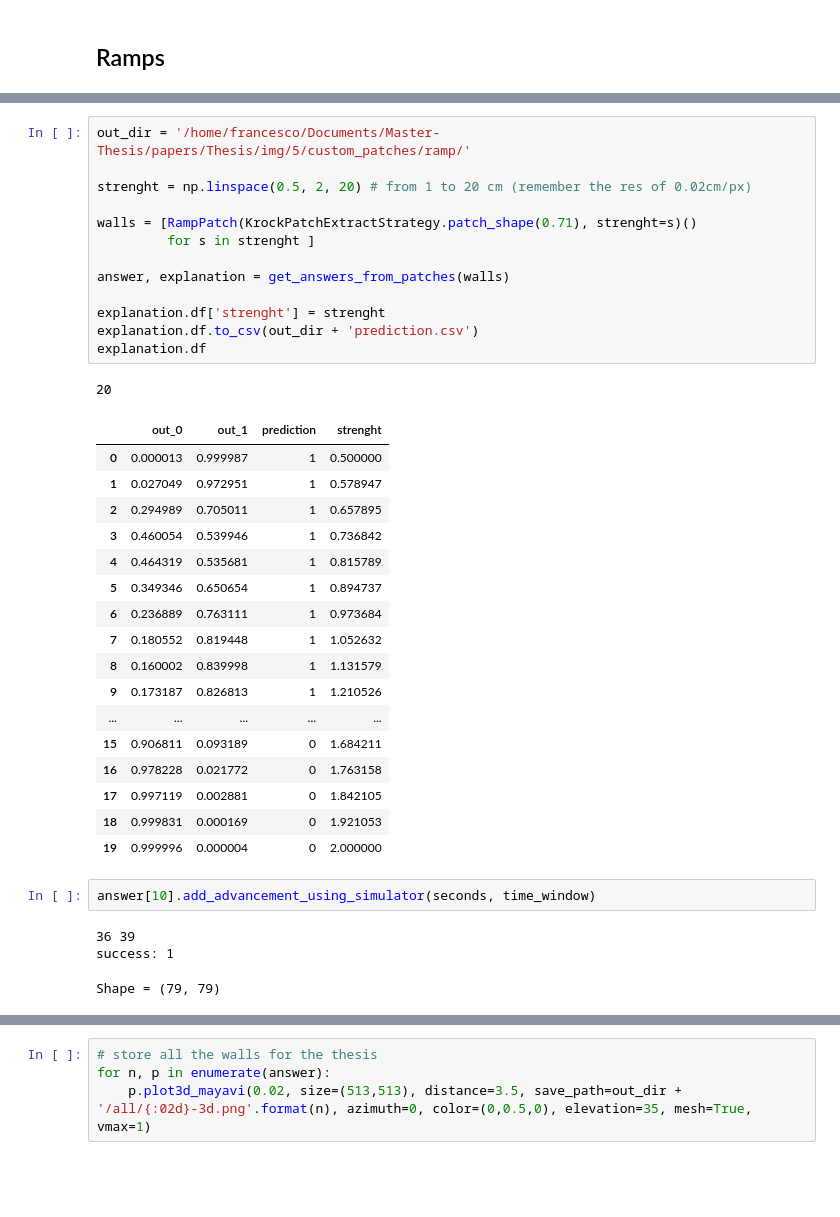
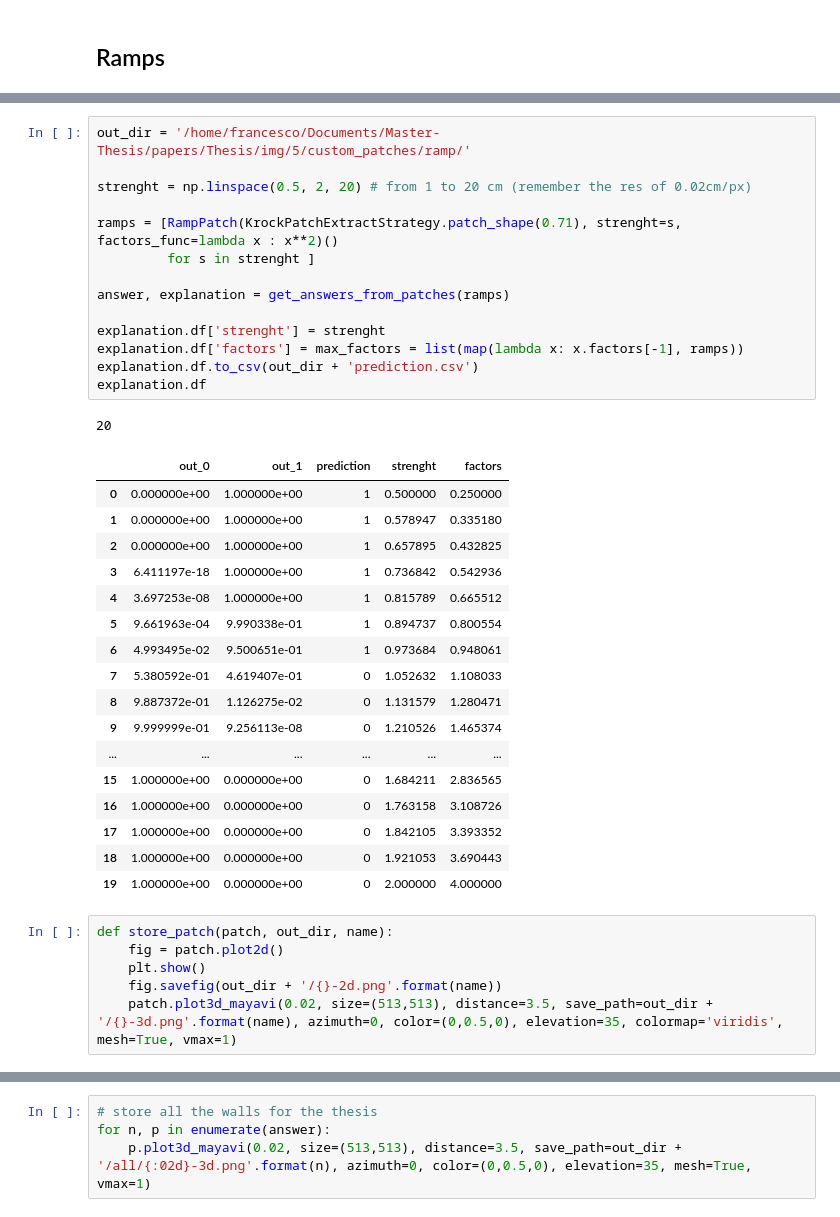
Before and after one commit to FrancescoSaverioZuppichini/Master-Thesis, a Jupyter notebook: core/interpretability-dataset.ipynb, the cells around one changed output, grey strips where cells are left out. Saved outputs shown, nothing was run; the diff lists cells and outputs as text; blank space fills up the shorter version.

Commit message:
chapter 5:
ramps

```diff
--- a/core/interpretability-dataset.ipynb
+++ b/core/interpretability-dataset.ipynb
@@ -421,38 +455,39 @@ answer[23].plot2d().savefig(out_dir + '/wall-1-2d.png')
 # %%
 out_dir = '/home/francesco/Documents/Master-Thesis/papers/Thesis/img/5/custom_patches/ramp/'
 
 strenght = np.linspace(0.5, 2, 20) # from 1 to 20 cm (remember the res of 0.02cm/px)
 
-walls = [RampPatch(KrockPatchExtractStrategy.patch_shape(0.71), strenght=s)()
+ramps = [RampPatch(KrockPatchExtractStrategy.patch_shape(0.71), strenght=s, factors_func=lambda x : x**2)()
          for s in strenght ]
 
-answer, explanation = get_answers_from_patches(walls)
+answer, explanation = get_answers_from_patches(ramps)
 
 explanation.df['strenght'] = strenght
+explanation.df['factors'] = max_factors = list(map(lambda x: x.factors[-1], ramps))
 explanation.df.to_csv(out_dir + 'prediction.csv')
 explanation.df
 # %% [output]
 20
-|  | out_0 | out_1 | prediction | strenght |
-| 0 | 0.000013 | 0.999987 | 1 | 0.500000 |
-| 1 | 0.027049 | 0.972951 | 1 | 0.578947 |
-| 2 | 0.294989 | 0.705011 | 1 | 0.657895 |
-| 3 | 0.460054 | 0.539946 | 1 | 0.736842 |
-| 4 | 0.464319 | 0.535681 | 1 | 0.815789 |
-| 5 | 0.349346 | 0.650654 | 1 | 0.894737 |
-| 6 | 0.236889 | 0.763111 | 1 | 0.973684 |
-| 7 | 0.180552 | 0.819448 | 1 | 1.052632 |
-| 8 | 0.160002 | 0.839998 | 1 | 1.131579 |
-| 9 | 0.173187 | 0.826813 | 1 | 1.210526 |
-| ... | ... | ... | ... | ... |
-| 15 | 0.906811 | 0.093189 | 0 | 1.684211 |
-| 16 | 0.978228 | 0.021772 | 0 | 1.763158 |
-| 17 | 0.997119 | 0.002881 | 0 | 1.842105 |
-| 18 | 0.999831 | 0.000169 | 0 | 1.921053 |
-| 19 | 0.999996 | 0.000004 | 0 | 2.000000 |
+|  | out_0 | out_1 | prediction | strenght | factors |
+| 0 | 0.000000e+00 | 1.000000e+00 | 1 | 0.500000 | 0.250000 |
+| 1 | 0.000000e+00 | 1.000000e+00 | 1 | 0.578947 | 0.335180 |
+| 2 | 0.000000e+00 | 1.000000e+00 | 1 | 0.657895 | 0.432825 |
+| 3 | 6.411197e-18 | 1.000000e+00 | 1 | 0.736842 | 0.542936 |
+| 4 | 3.697253e-08 | 1.000000e+00 | 1 | 0.815789 | 0.665512 |
+| 5 | 9.661963e-04 | 9.990338e-01 | 1 | 0.894737 | 0.800554 |
+| 6 | 4.993495e-02 | 9.500651e-01 | 1 | 0.973684 | 0.948061 |
+| 7 | 5.380592e-01 | 4.619407e-01 | 0 | 1.052632 | 1.108033 |
+| 8 | 9.887372e-01 | 1.126275e-02 | 0 | 1.131579 | 1.280471 |
+| 9 | 9.999999e-01 | 9.256113e-08 | 0 | 1.210526 | 1.465374 |
+| ... | ... | ... | ... | ... | ... |
+| 15 | 1.000000e+00 | 0.000000e+00 | 0 | 1.684211 | 2.836565 |
+| 16 | 1.000000e+00 | 0.000000e+00 | 0 | 1.763158 | 3.108726 |
+| 17 | 1.000000e+00 | 0.000000e+00 | 0 | 1.842105 | 3.393352 |
+| 18 | 1.000000e+00 | 0.000000e+00 | 0 | 1.921053 | 3.690443 |
+| 19 | 1.000000e+00 | 0.000000e+00 | 0 | 2.000000 | 4.000000 |
-# %%
-answer[10].add_advancement_using_simulator(seconds, time_window)
-# %% [output]
-36 39
-success: 1
-Shape = (79, 79)
+# %%
+def store_patch(patch, out_dir, name):
+    fig = patch.plot2d()
+    plt.show()
+    fig.savefig(out_dir + '/{}-2d.png'.format(name))
+    patch.plot3d_mayavi(0.02, size=(513,513), distance=3.5, save_path=out_dir + '/{}-3d.png'.format(name), azimuth=0, color=(0,0.5,0), elevation=35, colormap='viridis', mesh=True, vmax=1)
```
Also changed, not shown: parts of 7 cells of this notebook, 14 other files.
